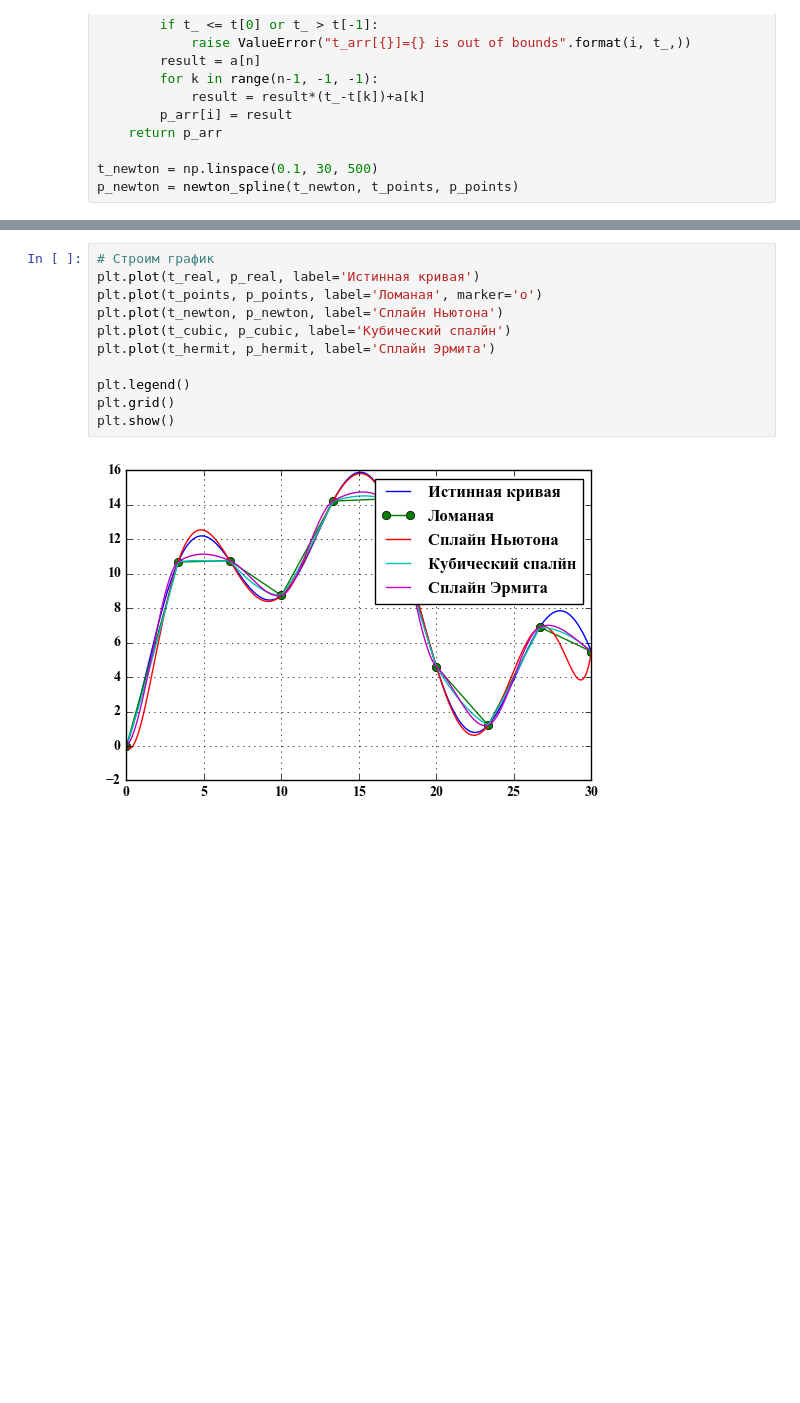
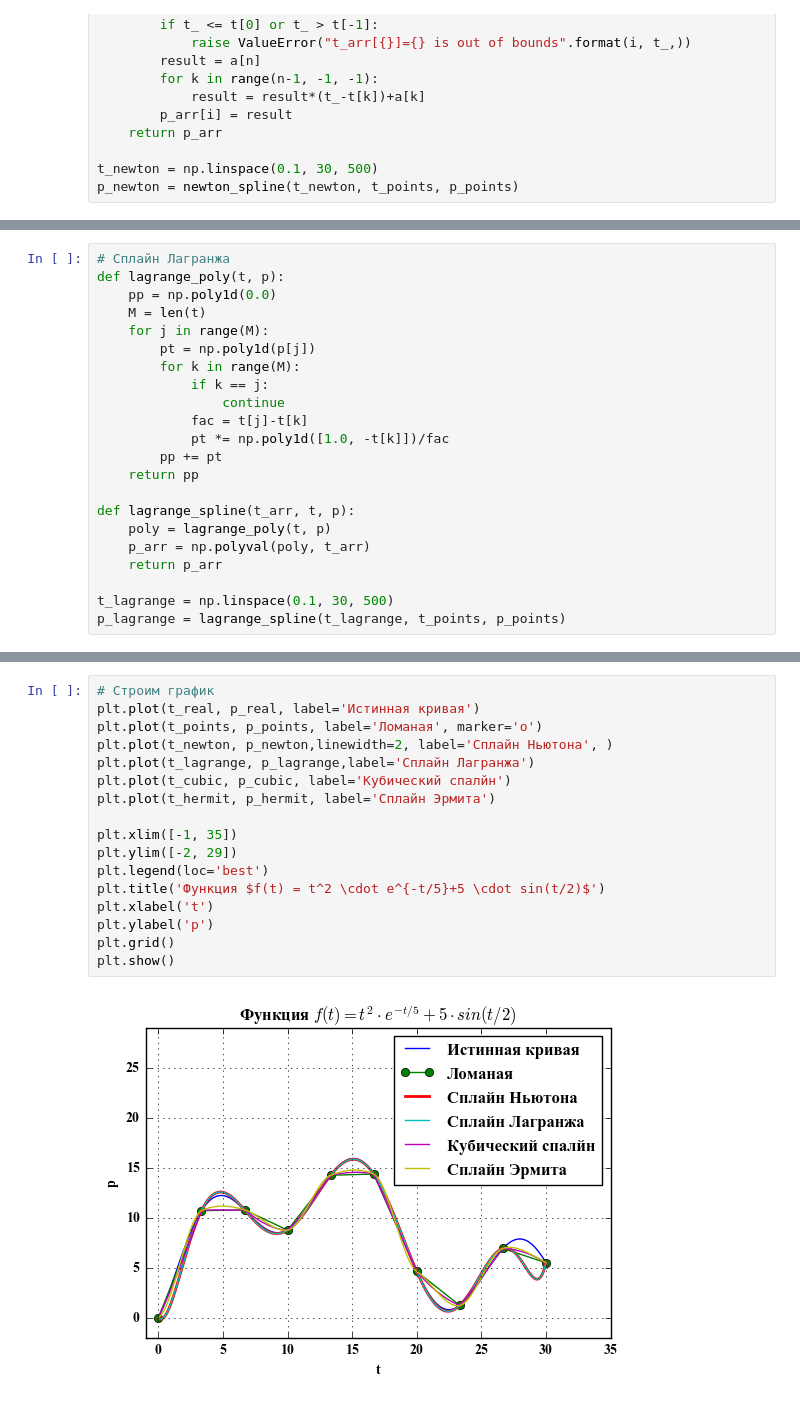
Before and after one commit to EtsuNDmA/stud_tasks, a Jupyter notebook: Python laby vsesdal_486016/lab3.ipynb, the cells around one changed output, grey strips where cells are left out. Drawn from its saved outputs; the diff is of its cells as text; blank space fills up the shorter version.

```diff
--- a/Python laby vsesdal_486016/lab3.ipynb
+++ b/Python laby vsesdal_486016/lab3.ipynb
@@ -62,2 +60,24 @@ p_newton = newton_spline(t_newton, t_points, p_points)
+# %%
+# Сплайн Лагранжа
+def lagrange_poly(t, p):
+    pp = np.poly1d(0.0)
+    M = len(t)
+    for j in range(M):
+        pt = np.poly1d(p[j])
+        for k in range(M):
+            if k == j:
+                continue
+            fac = t[j]-t[k]
+            pt *= np.poly1d([1.0, -t[k]])/fac
+        pp += pt
+    return pp
+
+def lagrange_spline(t_arr, t, p):
+    poly = lagrange_poly(t, p)
+    p_arr = np.polyval(poly, t_arr)
+    return p_arr
+
+t_lagrange = np.linspace(0.1, 30, 500)
+p_lagrange = lagrange_spline(t_lagrange, t_points, p_points)
 # %%
 # Кубический сплайн
@@ -98,13 +119,19 @@ p_hermit = hermit_spline(t_hermit, t_points, p_points, dp_points)
 # %%
 # Строим график
 plt.plot(t_real, p_real, label='Истинная кривая')
 plt.plot(t_points, p_points, label='Ломаная', marker='o')
-plt.plot(t_newton, p_newton, label='Сплайн Ньютона')
+plt.plot(t_newton, p_newton,linewidth=2, label='Сплайн Ньютона', )
+plt.plot(t_lagrange, p_lagrange,label='Сплайн Лагранжа')
 plt.plot(t_cubic, p_cubic, label='Кубический спалйн')
 plt.plot(t_hermit, p_hermit, label='Сплайн Эрмита')
 
-plt.legend()
+plt.xlim([-1, 35])
+plt.ylim([-2, 29])
+plt.legend(loc='best')
+plt.title('Функция $f(t) = t^2 \cdot e^{-t/5}+5 \cdot sin(t/2)$')
+plt.xlabel('t')
+plt.ylabel('p')
 plt.grid()
 plt.show()
 # %% [output]
-[figure, old version]
+[figure, new version]
```
Also changed, not shown: parts of 4 cells of this notebook.
